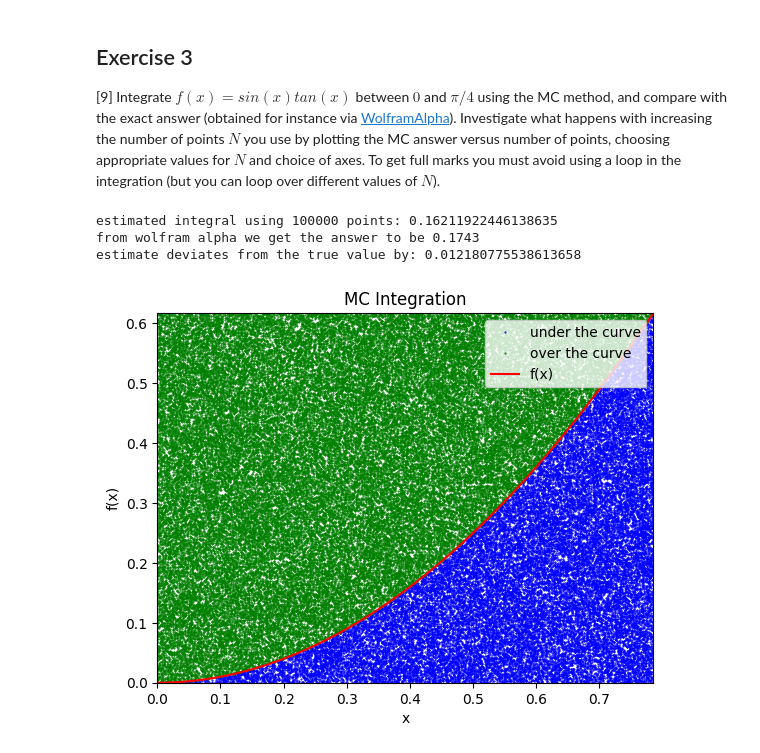
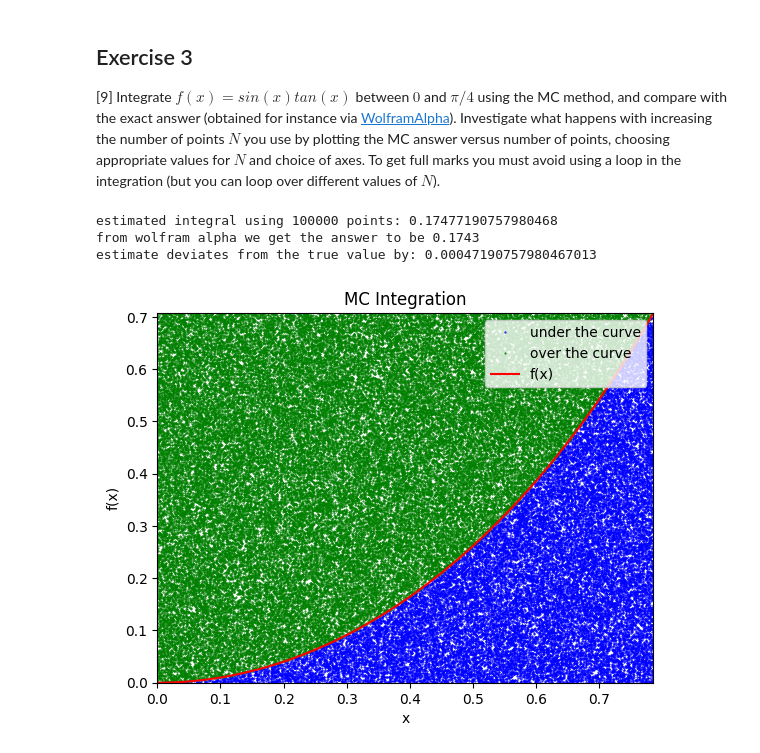
Before and after one commit to PX2145-2025/week-6-b-JonesRhys, a Jupyter notebook: Monte_Carlo.ipynb, the cells around one changed output. Drawn from its saved outputs; the diff is of its cells as text; code cells hidden in the pictures.

```diff
--- a/Monte_Carlo.ipynb
+++ b/Monte_Carlo.ipynb
@@ -286,35 +286,36 @@ Wall time: 3.67 ms
  To get full marks you must avoid using a loop in the integration (but you can loop over different values of $N$).
 # %%
 from numpy import pi, sin, tan, atanh, sqrt # imports
-
+def f(x):
+  return sin(x)*tan(x)
 a= 0 # computing the integral
 b= pi/4
 max_f = f(b)
 N = int(1e5)
 x_rand = a + (b-a)*np.random.random(N)
 y_rand = 0 + (max_f-0) * random(N)
 under_curce = y_rand <= f(x_rand)
 n_under_curve = np.sum(under_curce)
 area_rectangle = (b-a) * max_f
 integral_estimate = (n_under_curve / N) * area_rectangle
 
 print(f"estimated integral using {N} points: {integral_estimate}") # printing out answers
 print(f"from wolfram alpha we get the answer to be 0.1743")
 print(f"estimate deviates from the true value by: {abs(0.1743-integral_estimate)}")
 
 x_values=np.linspace(a,b,100) # creating the slope
 plt.plot(x_rand[under_curce==True],y_rand[under_curce==True],'b.', label="under the curve", markersize= 1) # this plots the blue part under the slope
 plt.plot(x_rand[under_curce==False],y_rand[under_curce==False],'g.', label="over the curve", markersize= 1) # this plots the green part above the slope
 plt.plot(x_values,f(x_values),'r-', label="f(x)") # plotting the slope
 plt.xlim(0,pi/4) # everything below is just plot parameters
 plt.ylim(0,max_f)
 plt.title("MC Integration")
 plt.xlabel("x")
 plt.ylabel("f(x)")
 plt.legend(loc = "upper right")
 plt.show()
 # %% [output]
-estimated integral using 100000 points: 0.16211922446138635
+estimated integral using 100000 points: 0.17477190757980468
 from wolfram alpha we get the answer to be 0.1743
-estimate deviates from the true value by: 0.012180775538613658
+estimate deviates from the true value by: 0.00047190757980467013
-[figure, old version]
+[figure, new version]
```
Also changed, not shown: parts of 12 cells of this notebook.
